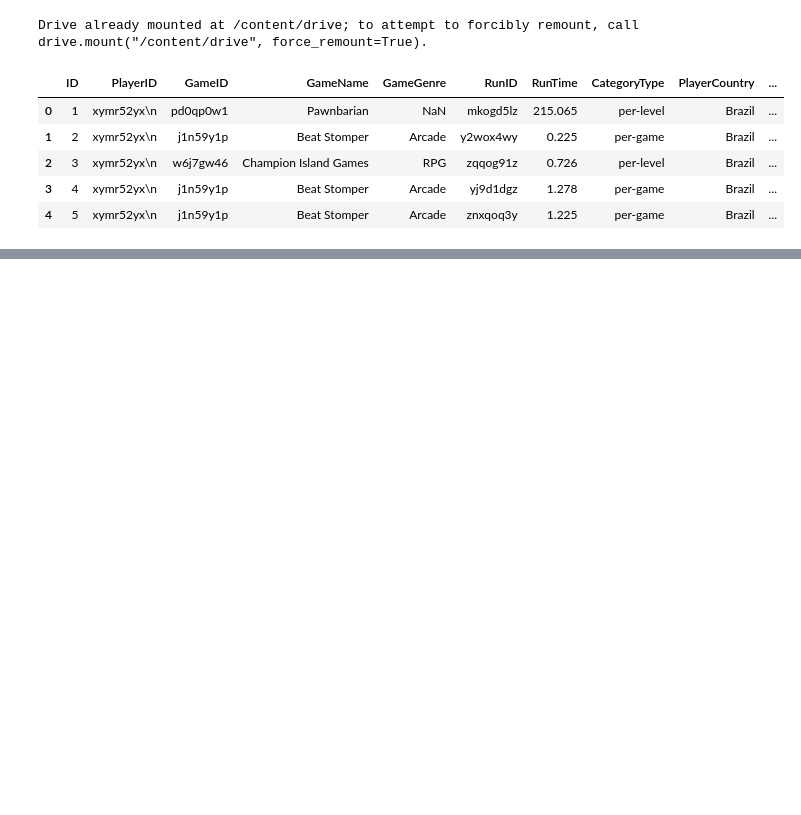
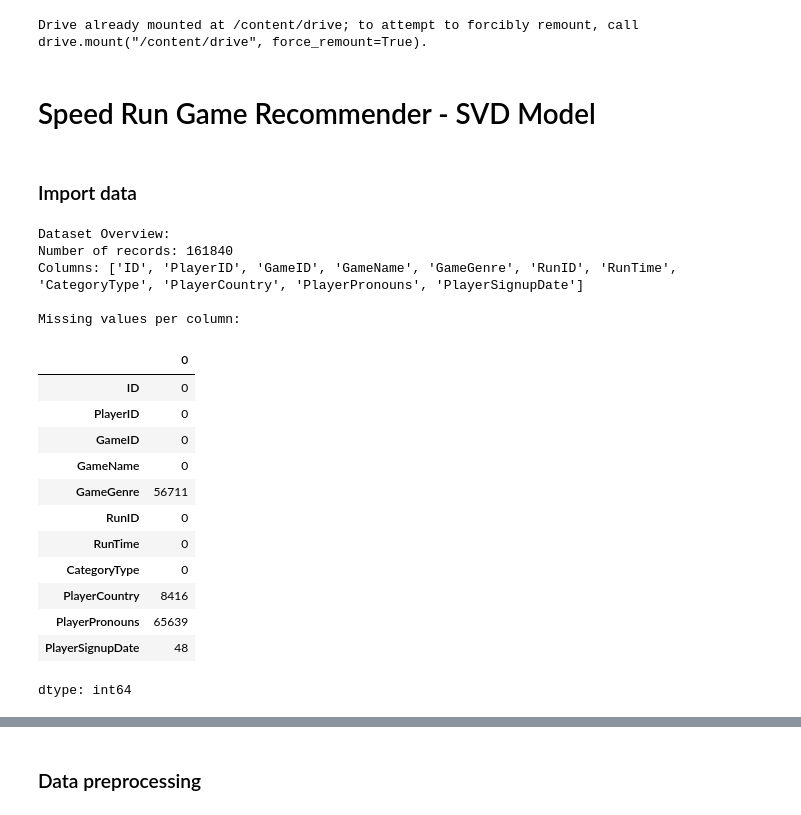
Before and after one commit to we-are-speed/we-are-speedrunners, a Jupyter notebook: TrialModels/Model2.ipynb, the cells around one changed output, grey strips where cells are left out. Cells and saved outputs as stored; diff of their text form; code cells hidden in the pictures; blank space fills up the shorter version.

Commit message:
Clean up Model2 code

```diff
--- a/TrialModels/Model2.ipynb
+++ b/TrialModels/Model2.ipynb
@@ -5,5 +5,7 @@
 # %% [output]
 Drive already mounted at /content/drive; to attempt to forcibly remount, call drive.mount("/content/drive", force_remount=True).
+# %% [markdown]
+# Speed Run Game Recommender - SVD Model
 # %%
 import pandas as pd
 import numpy as np
@@ -16,46 +17,69 @@ import matplotlib.pyplot as plt
 from collections import defaultdict
+# %% [markdown]
+### Import data
 # %%
+csv_files = [
+    # '/content/drive/Shared drives/WE ARE SPEED/dataset/users_final_games1.csv',
+    '/content/drive/Shared drives/WE ARE SPEED/dataset/users_final_games2.csv',
+    '/content/drive/Shared drives/WE ARE SPEED/dataset/users_final_games3_withHeader.csv'
+]
+
 # csv_files = [
-#     '/content/drive/Shared drives/WE ARE SPEED/dataset/users_final_games1.csv',
-#     '/content/drive/Shared drives/WE ARE SPEED/dataset/users_final_games2.csv',
-#     '/content/drive/Shared drives/WE ARE SPEED/dataset/users_final_games3_withHeader.csv'
+#     'dataset/users_final_games1.csv',
+#     'dataset/users_final_games2.csv',
+#     'dataset/users_final_games3.csv'
 # ]
-
-csv_files = [
-    'dataset/users_final_games1.csv',
-    'dataset/users_final_games2.csv',
-    'dataset/users_final_games3.csv'
-]
 
 dfs = []
 
 for file in csv_files:
     df = pd.read_csv(file)
     # df = pd.read_csv(file, header=None)
     dfs.append(df)
 
 # Concatenate all CSVs
 data = pd.concat(dfs, ignore_index=True)
 
 data.columns = [
     "ID",
     "PlayerID",
     "GameID",
     "GameName",
     "GameGenre",
     "RunID",
     "RunTime",
     "CategoryType",
     "PlayerCountry",
     "PlayerPronouns",
     "PlayerSignupDate"
 ]
 
+# Display basic information about the dataset
+print("\nDataset Overview:")
+print(f"Number of records: {len(data)}")
+print(f"Columns: {data.columns.tolist()}")
+
+# Check for missing values
+print("\nMissing values per column:")
+display(data.isnull().sum())
+
 data.head()
 # %% [output]
+Dataset Overview:
+Number of records: 161840
+Columns: ['ID', 'PlayerID', 'GameID', 'GameName', 'GameGenre', 'RunID', 'RunTime', 'CategoryType', 'PlayerCountry', 'PlayerPronouns', 'PlayerSignupDate']
+
+Missing values per column:
-|  | ID | PlayerID | GameID | GameName | GameGenre | RunID | RunTime | CategoryType | PlayerCountry | ... |
-| 0 | 1 | xymr52yx\n | pd0qp0w1 | Pawnbarian | NaN | mkogd5lz | 215.065 | per-level | Brazil | ... |
-| 1 | 2 | xymr52yx\n | j1n59y1p | Beat Stomper | Arcade | y2wox4wy | 0.225 | per-game | Brazil | ... |
-| 2 | 3 | xymr52yx\n | w6j7gw46 | Champion Island Games | RPG | zqqog91z | 0.726 | per-level | Brazil | ... |
-| 3 | 4 | xymr52yx\n | j1n59y1p | Beat Stomper | Arcade | yj9d1dgz | 1.278 | per-game | Brazil | ... |
-| 4 | 5 | xymr52yx\n | j1n59y1p | Beat Stomper | Arcade | znxqoq3y | 1.225 | per-game | Brazil | ... |
+|  | 0 |
+| ID | 0 |
+| PlayerID | 0 |
+| GameID | 0 |
+| GameName | 0 |
+| GameGenre | 56711 |
+| RunID | 0 |
+| RunTime | 0 |
+| CategoryType | 0 |
+| PlayerCountry | 8416 |
+| PlayerPronouns | 65639 |
+| PlayerSignupDate | 48 |
+dtype: int64
@@ -62 +92,3 @@ data.head()
+# %% [markdown]
+### Data preprocessing
 # %%
```
Also changed, not shown: parts of 10 cells of this notebook.
